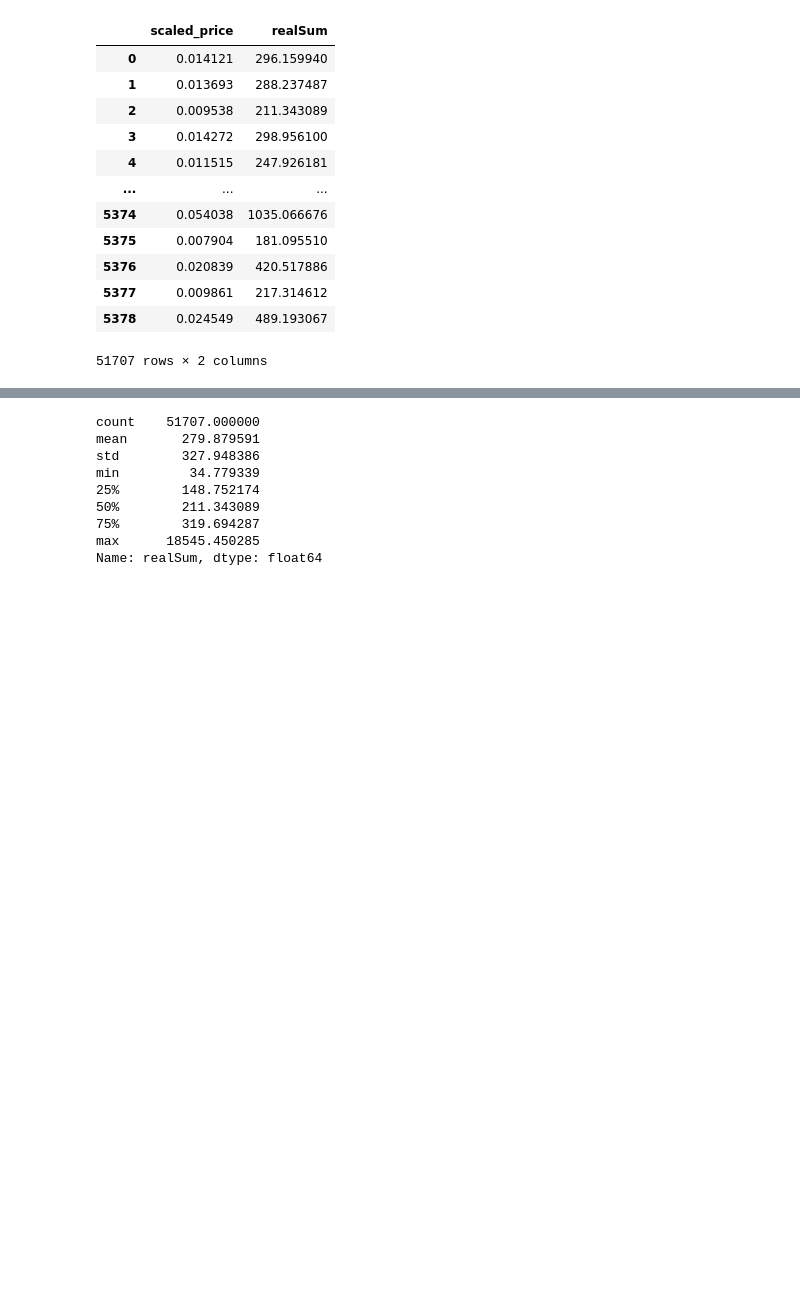
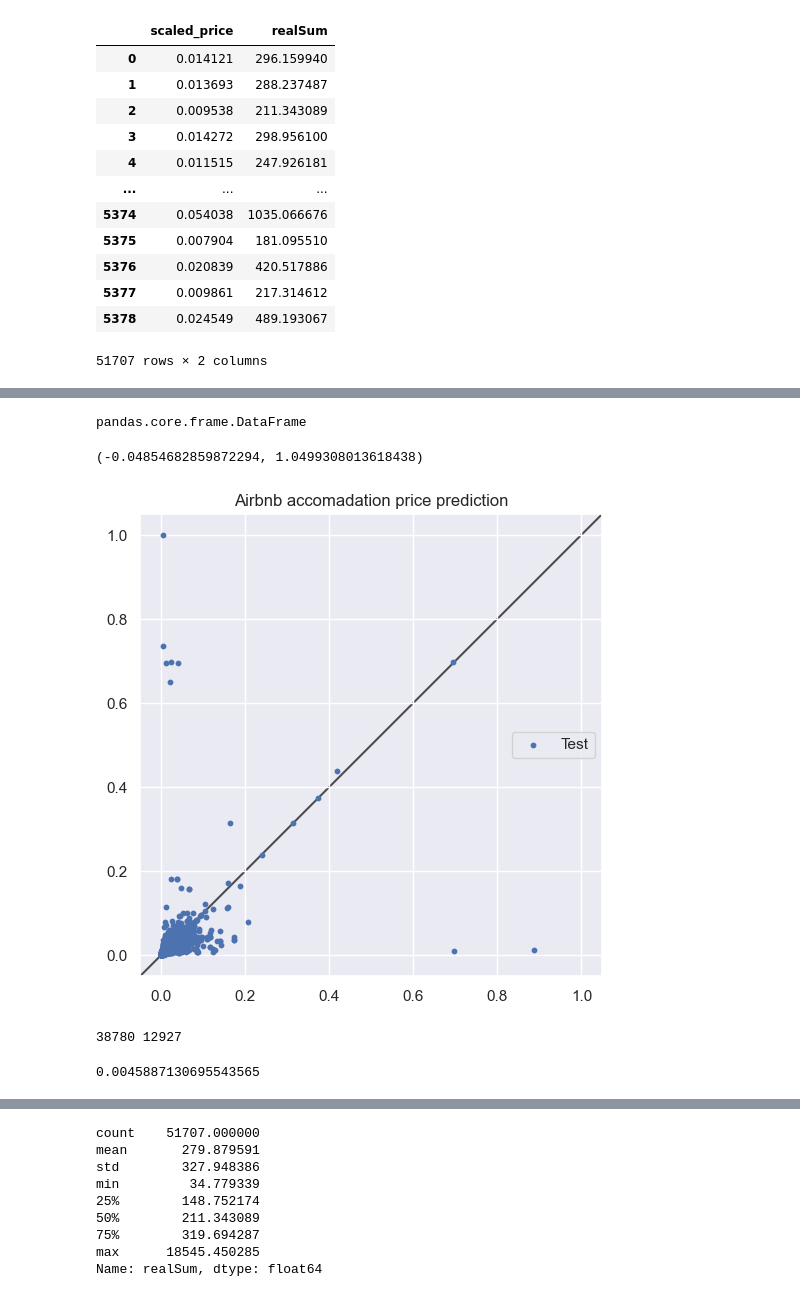
Before and after one commit to Olitozer/Python-Module, a Jupyter notebook: Project - Airbnb European Cities.ipynb, the cells around one changed output, grey strips where cells are left out. Drawn from its saved outputs; the diff is of its cells as text; code cells hidden in the pictures; blank space fills up the shorter version.

```diff
--- a/Project - Airbnb European Cities.ipynb
+++ b/Project - Airbnb European Cities.ipynb
@@ -248,12 +251,16 @@ x_train = train[['person_capacity', 'multi',
        'biz', 'cleanliness_rating', 'guest_satisfaction_overall', 'bedrooms',
        'dist', 'metro_dist', 'attr_index_norm', 'rest_index_norm',
         'room_type_enc', 'host_is_superhost_enc', 'weekend_enc',
-       'city_enc', 'scaled_price']]
+       'city_enc']]
 x_test = test[['person_capacity', 'multi',
        'biz', 'cleanliness_rating', 'guest_satisfaction_overall', 'bedrooms',
        'dist', 'metro_dist', 'attr_index_norm', 'rest_index_norm',
         'room_type_enc', 'host_is_superhost_enc', 'weekend_enc',
-       'city_enc', 'scaled_price']]
+       'city_enc']]
 
 y_train=train['scaled_price']
-y_test=train['scaled_price']
+y_test=test['scaled_price']
+# %%
+type(x_train)
+# %% [output]
+pandas.core.frame.DataFrame
@@ -259,0 +269,34 @@ y_test=train['scaled_price']
+# %%
+DTR = DecisionTreeRegressor(max_depth = 10, random_state=42)
+
+DTR.fit(x_train,y_train)
+
+y_pred = DTR.predict(x_test)
+# %%
+
+
+fig, ax = plt.subplots(1,1,figsize=(14,6))
+
+ax.scatter (y_test,y_pred, s=10, label='Test')
+
+ax.set_title(f'Airbnb accomadation price prediction')
+
+ax.legend()
+
+# Adding an x-y line.
+lims = [
+np.min([ax.get_xlim(), ax.get_ylim()]), # min of both axes
+np.max([ax.get_xlim(), ax.get_ylim()]), # max of both axes
+]
+#  plot both limits against each other
+ax.plot(lims, lims, 'k-', alpha=0.75, zorder=0)
+ax.set_aspect('equal')
+ax.set_xlim(lims)
+ax.set_ylim(lims)
+# %% [output]
+(-0.04854682859872294, 1.0499308013618438)
+[figure, added]
+# %%
+print(len(y_test), len(y_pred))
+# %% [output]
+38780 12927
@@ -259,0 +309,4 @@ y_test=train['scaled_price']
+# %%
+ys_mae
+# %% [output]
+0.0045887130695543565
```
Also changed, not shown: parts of 10 cells of this notebook.
